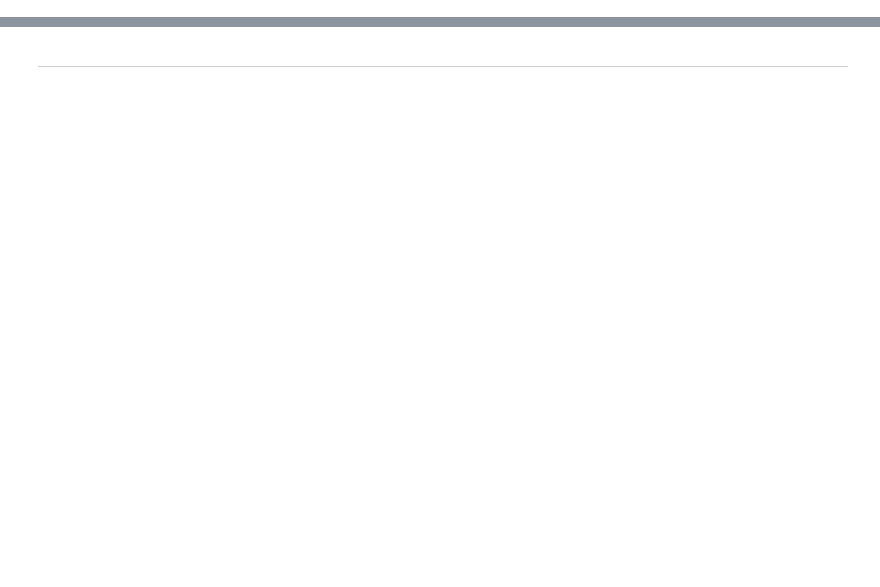
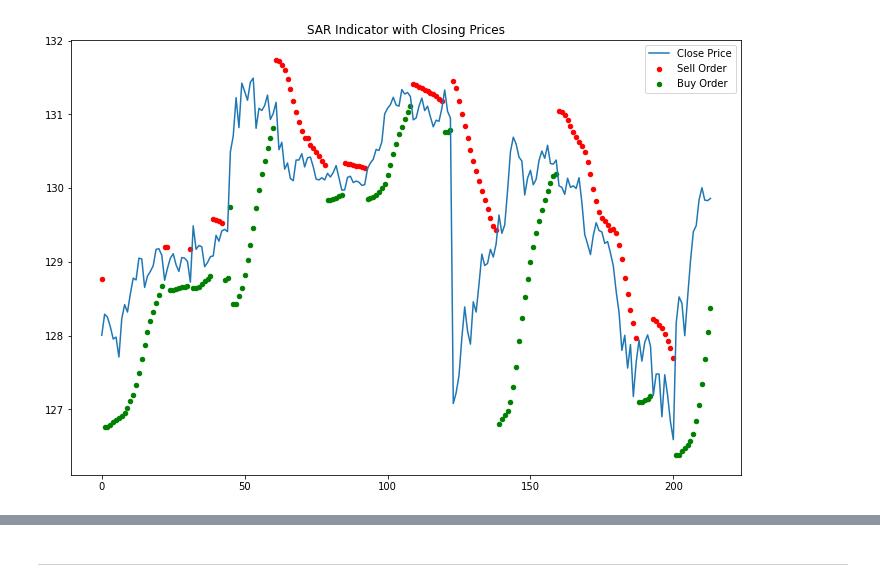
Before and after one commit to david09perez/Proyecto_Trading, a Jupyter notebook: 005-RL/report.ipynb, the cells around one changed output, grey strips where cells are left out. Saved outputs shown, nothing was run; the diff lists cells and outputs as text; code cells hidden in the pictures; blank space fills up the shorter version.

```diff
--- a/005-RL/report.ipynb
+++ b/005-RL/report.ipynb
@@ -2,0 +72,4 @@
+# %%
+strategy.show_SAR()
+# %% [output]
+[figure, added]
```
Also changed, not shown: parts of 60 cells of this notebook, 2 other files.
